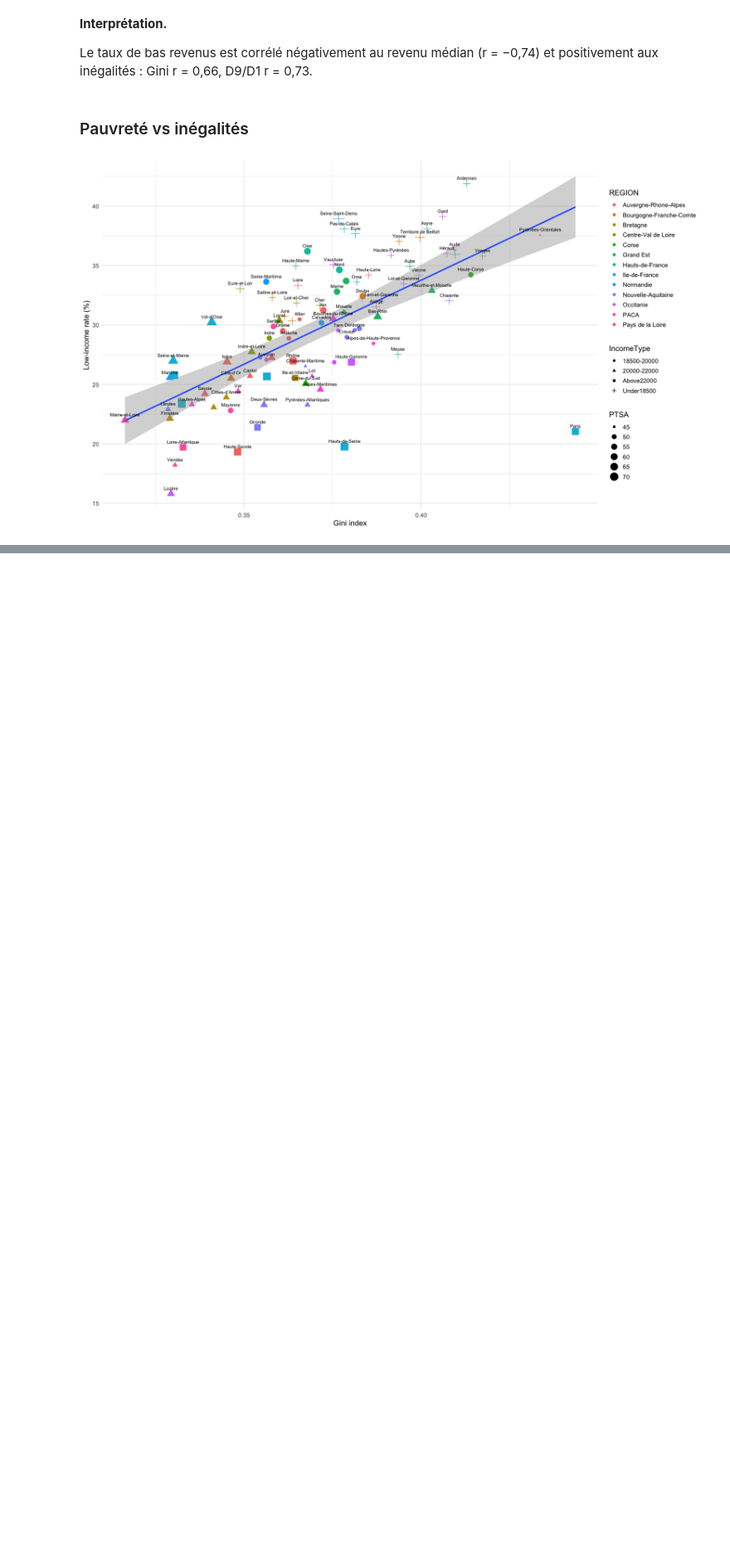
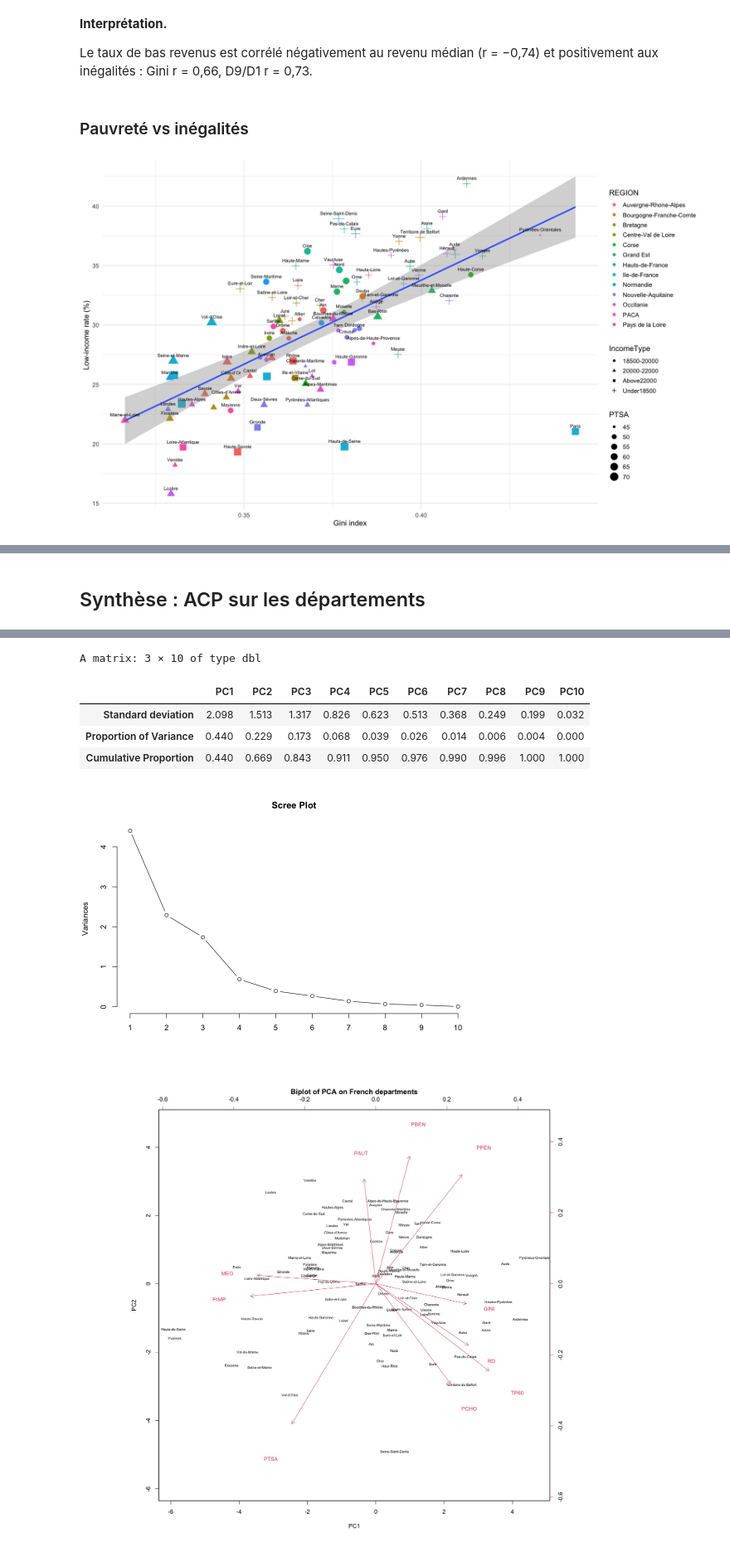
Before and after one commit to Vic-Warden/France-Income-Disparities, a Jupyter notebook: project.ipynb, the cells around one changed output, grey strips where cells are left out. Shown at 83% size. Drawn from its saved outputs; the diff is of its cells as text; code cells hidden in the pictures; blank space fills up the shorter version.

```diff
--- a/project.ipynb
+++ b/project.ipynb
@@ -526,0 +669,17 @@ ggplot(dep_income, aes(x = GINI, y = TP60)) + geom_point(aes(shape = IncomeType,
+# %% [markdown]
+## Synthèse : ACP sur les départements
+# %%
+# PCA on standardized variables
+tem <- dep_m[, c("MED", "TP60", "PIMP", "GINI", "RD", "PTSA", "PCHO", "PBEN", "PPEN", "PAUT")]
+pca_result <- prcomp(tem, center = TRUE, scale. = TRUE)
+print(pca_result, digits = 3)
+round(summary(pca_result)$importance, 3)
+
+# Scree plot of PCA
+options(repr.plot.width = 9, repr.plot.height = 6)
+plot(pca_result, type = "l", main = "Scree Plot")
+
+# Biplot of PCA
+options(repr.plot.width = 15, repr.plot.height = 13)
+biplot(pca_result, scale = 0, cex = c(0.6, 0.9), main = "Biplot of PCA on French departments")
+# %% [output]
@@ -526,0 +703,7 @@ ggplot(dep_income, aes(x = GINI, y = TP60)) + geom_point(aes(shape = IncomeType,
+A matrix: 3 × 10 of type dbl
+|  | PC1 | PC2 | PC3 | PC4 | PC5 | PC6 | PC7 | PC8 | PC9 | PC10 |
+| Standard deviation | 2.098 | 1.513 | 1.317 | 0.826 | 0.623 | 0.513 | 0.368 | 0.249 | 0.199 | 0.032 |
+| Proportion of Variance | 0.440 | 0.229 | 0.173 | 0.068 | 0.039 | 0.026 | 0.014 | 0.006 | 0.004 | 0.000 |
+| Cumulative Proportion | 0.440 | 0.669 | 0.843 | 0.911 | 0.950 | 0.976 | 0.990 | 0.996 | 1.000 | 1.000 |
+[figure, added]
+[figure, added]
```
Also changed, not shown: parts of 10 cells of this notebook.
